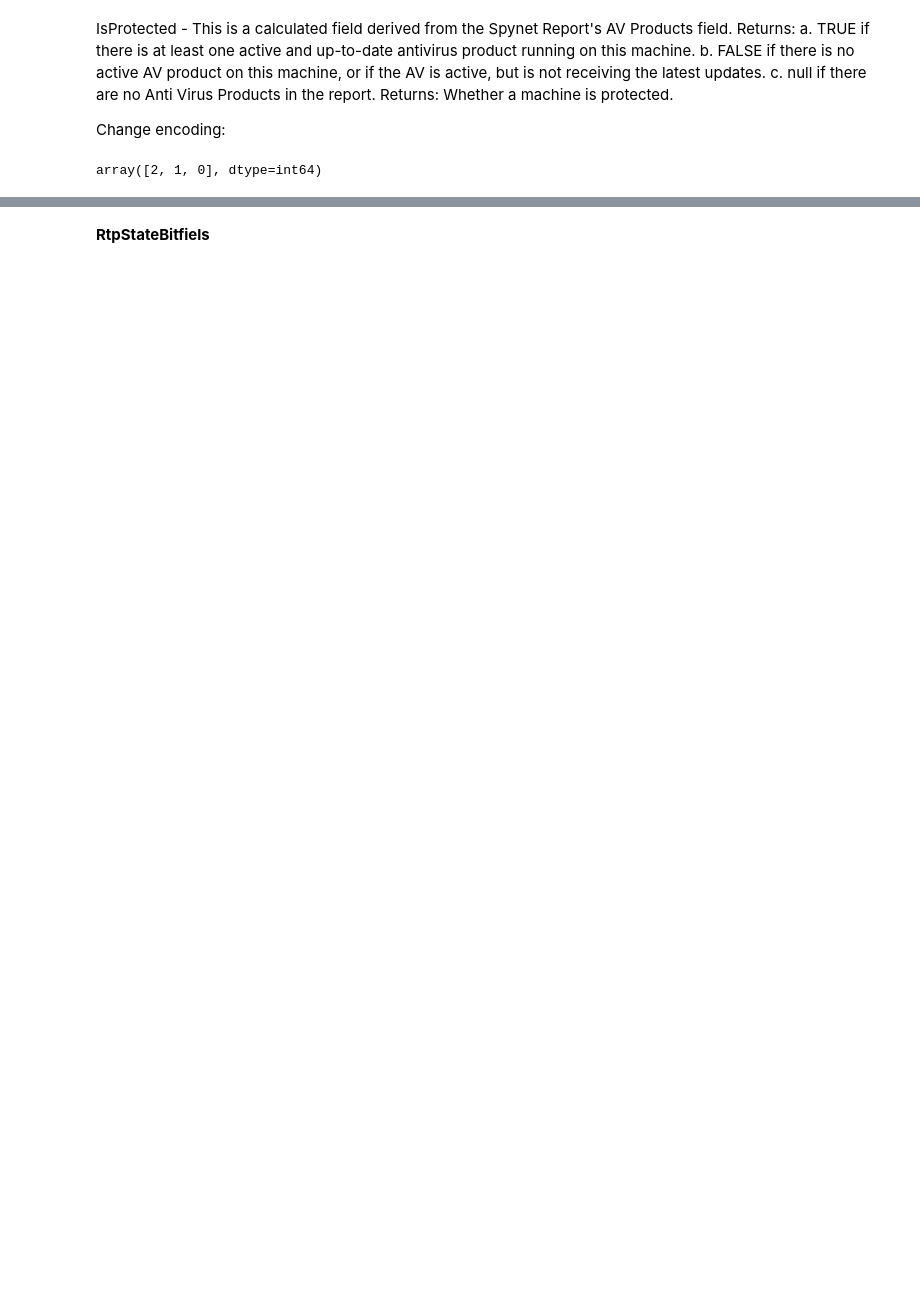
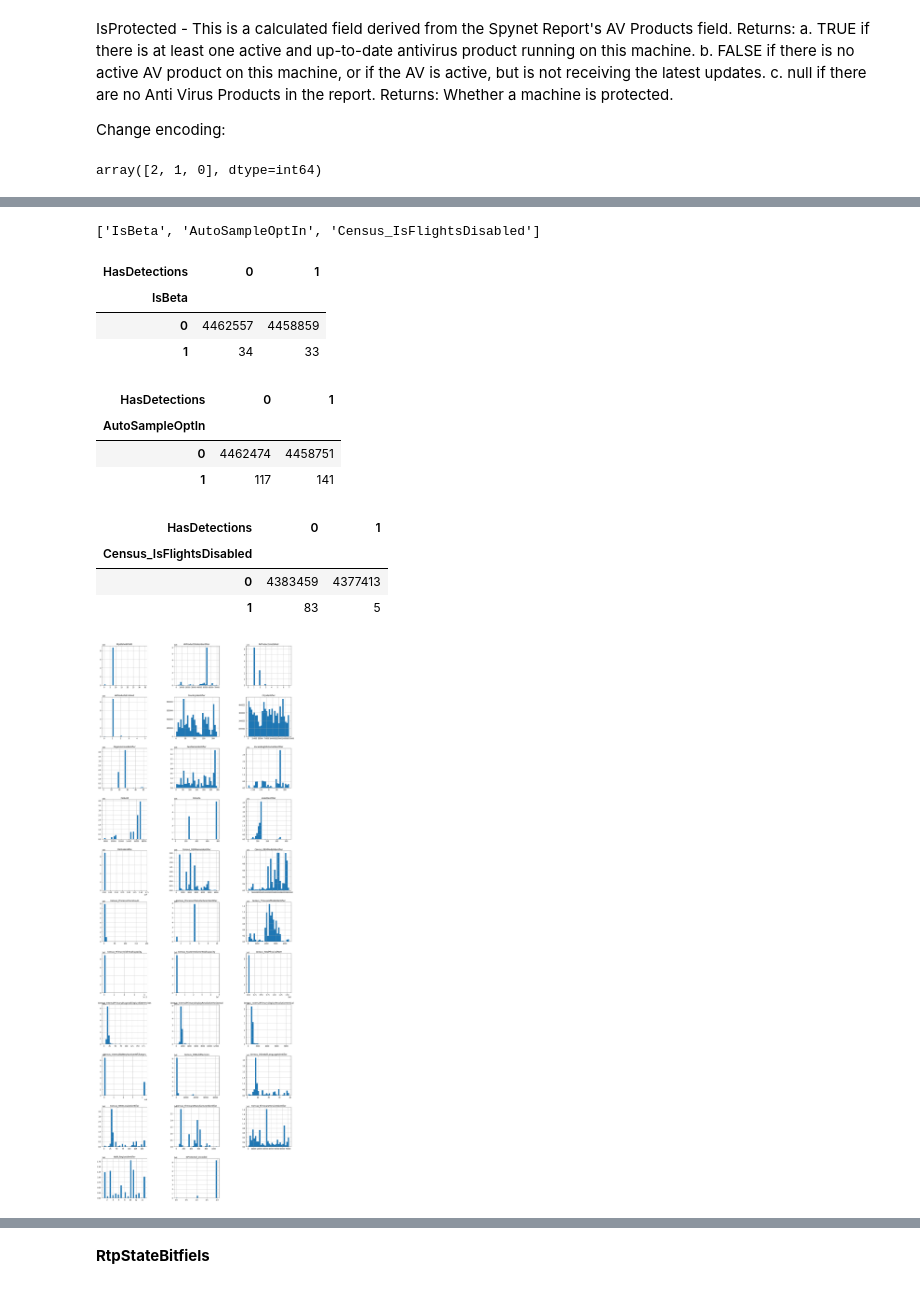
Before and after one commit to marco-riva/Capstone_2, a Jupyter notebook: notebooks/Data_Wrangling.ipynb, the cells around one changed output, grey strips where cells are left out. Cells and saved outputs as stored; diff of their text form; code cells hidden in the pictures; blank space fills up the shorter version.

```diff
--- a/notebooks/Data_Wrangling.ipynb
+++ b/notebooks/Data_Wrangling.ipynb
@@ -1230,0 +1248,25 @@ aaaaaaaaaaaaaaaaaaaaaaaaadddddddddddddddd what to drop
+# %%
+[feat for feat in binary_feat if df[feat].var() < 1e-4]
+# %% [output]
+['IsBeta', 'AutoSampleOptIn', 'Census_IsFlightsDisabled']
+# %%
+pd.crosstab(df['IsBeta'], df['HasDetections'])
+# %% [output]
+| HasDetections | 0 | 1 |
+| IsBeta |  |  |
+| 0 | 4462557 | 4458859 |
+| 1 | 34 | 33 |
+# %%
+pd.crosstab(df['AutoSampleOptIn'], df['HasDetections'])
+# %% [output]
+| HasDetections | 0 | 1 |
+| AutoSampleOptIn |  |  |
+| 0 | 4462474 | 4458751 |
+| 1 | 117 | 141 |
+# %%
+pd.crosstab(df['Census_IsFlightsDisabled'], df['HasDetections'])
+# %% [output]
+| HasDetections | 0 | 1 |
+| Census_IsFlightsDisabled |  |  |
+| 0 | 4383459 | 4377413 |
+| 1 | 83 | 5 |
@@ -1231,6 +1275,8 @@ aaaaaaaaaaaaaaaaaaaaaaaaadddddddddddddddd what to drop
 # %%
-df.loc[:, ~df.columns.isin(binary_feat)].hist(figsize=(20, 60), layout=(11, 3))
-plt.subplots_adjust(hspace=.5, wspace=.8)
+df.loc[:, ~df.columns.isin(binary_feat)].hist(figsize=(20, 60), layout=(11, 3), bins=30)
+plt.subplots_adjust(hspace=.3, wspace=.6)
+# %% [output]
+[figure, added]
 # %% [markdown]
 Summary of numerical features and potential issues:
    - **RtpStateBitfield**: no info in metadata. The most frequent value is 7.
```
Also changed, not shown: parts of 78 cells of this notebook.
